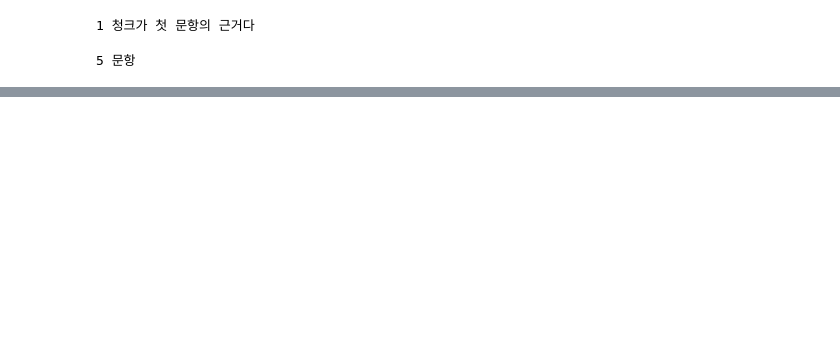
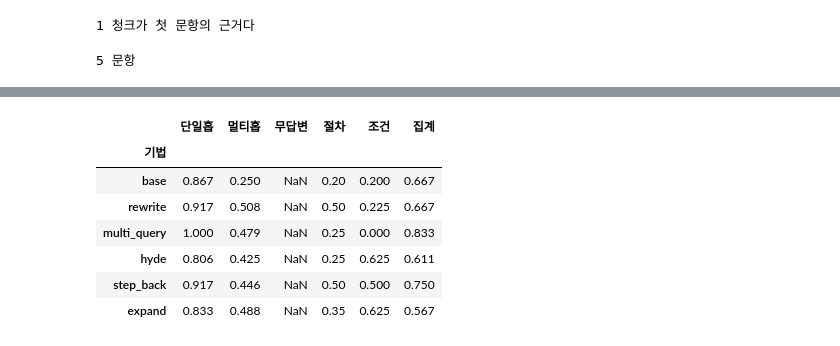
Before and after one commit to csmoon1010/kosa-2026-hyundai-project, a Jupyter notebook: hyejung/mini_project_1.ipynb, the cells around one changed output, grey strips where cells are left out. Drawn from its saved outputs; the diff is of its cells as text; code cells hidden in the pictures; blank space fills up the shorter version.

```diff
--- a/hyejung/mini_project_1.ipynb
+++ b/hyejung/mini_project_1.ipynb
@@ -1517,0 +2314,13 @@ for label, outs in answers.items():
+# %%
+by_type = pd.DataFrame([{"기법": n, **frames[n].groupby("type")["mrr"].mean().round(3).to_dict()}
+                        for n in ["base", *TECHNIQUES]]).set_index("기법")
+by_type
+# %% [output]
+|  | 단일홉 | 멀티홉 | 무답변 | 절차 | 조건 | 집계 |
+| 기법 |  |  |  |  |  |  |
+| base | 0.867 | 0.250 | NaN | 0.20 | 0.200 | 0.667 |
+| rewrite | 0.917 | 0.508 | NaN | 0.50 | 0.225 | 0.667 |
+| multi_query | 1.000 | 0.479 | NaN | 0.25 | 0.000 | 0.833 |
+| hyde | 0.806 | 0.425 | NaN | 0.25 | 0.625 | 0.611 |
+| step_back | 0.917 | 0.446 | NaN | 0.50 | 0.500 | 0.750 |
+| expand | 0.833 | 0.488 | NaN | 0.35 | 0.625 | 0.567 |
```
Also changed, not shown: parts of 97 cells of this notebook.
